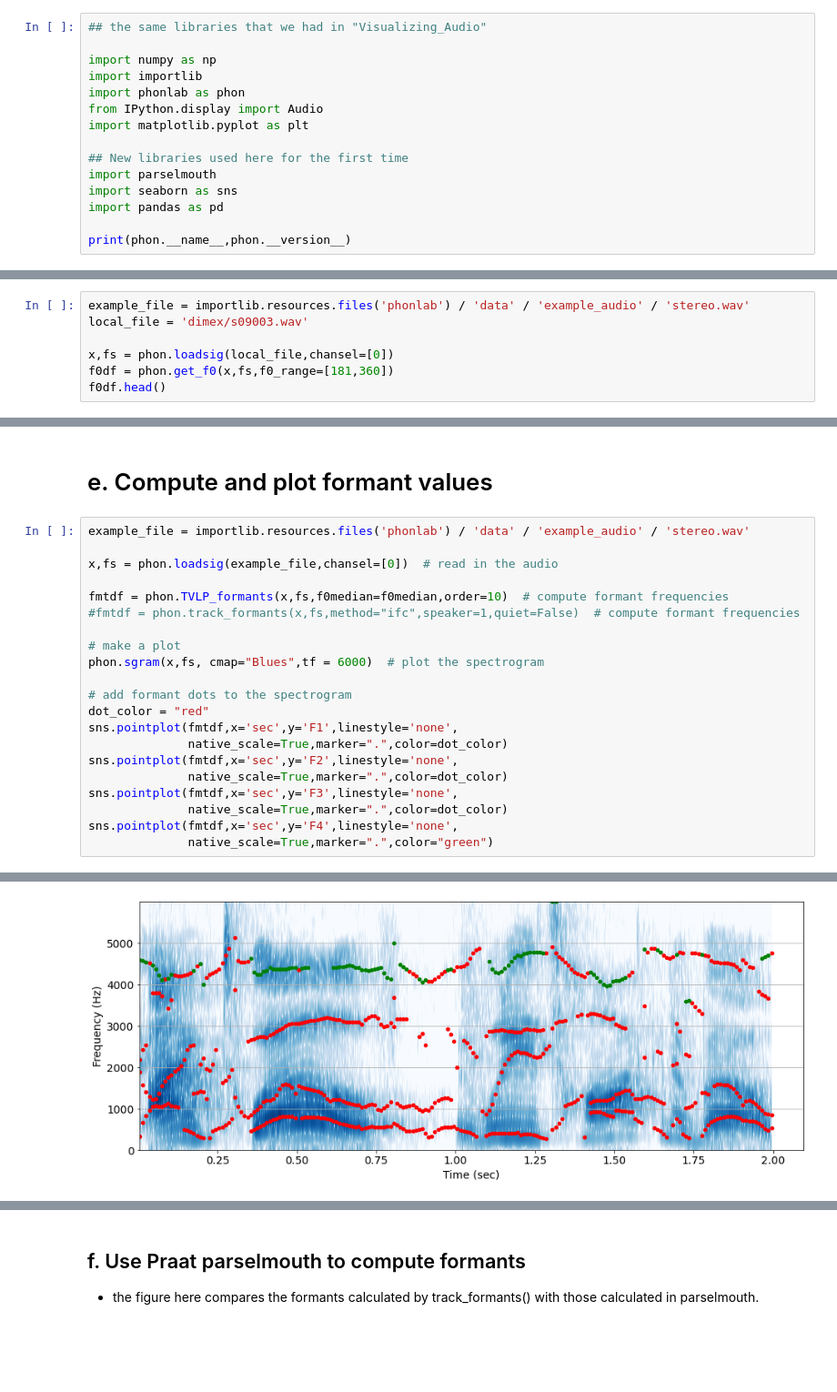
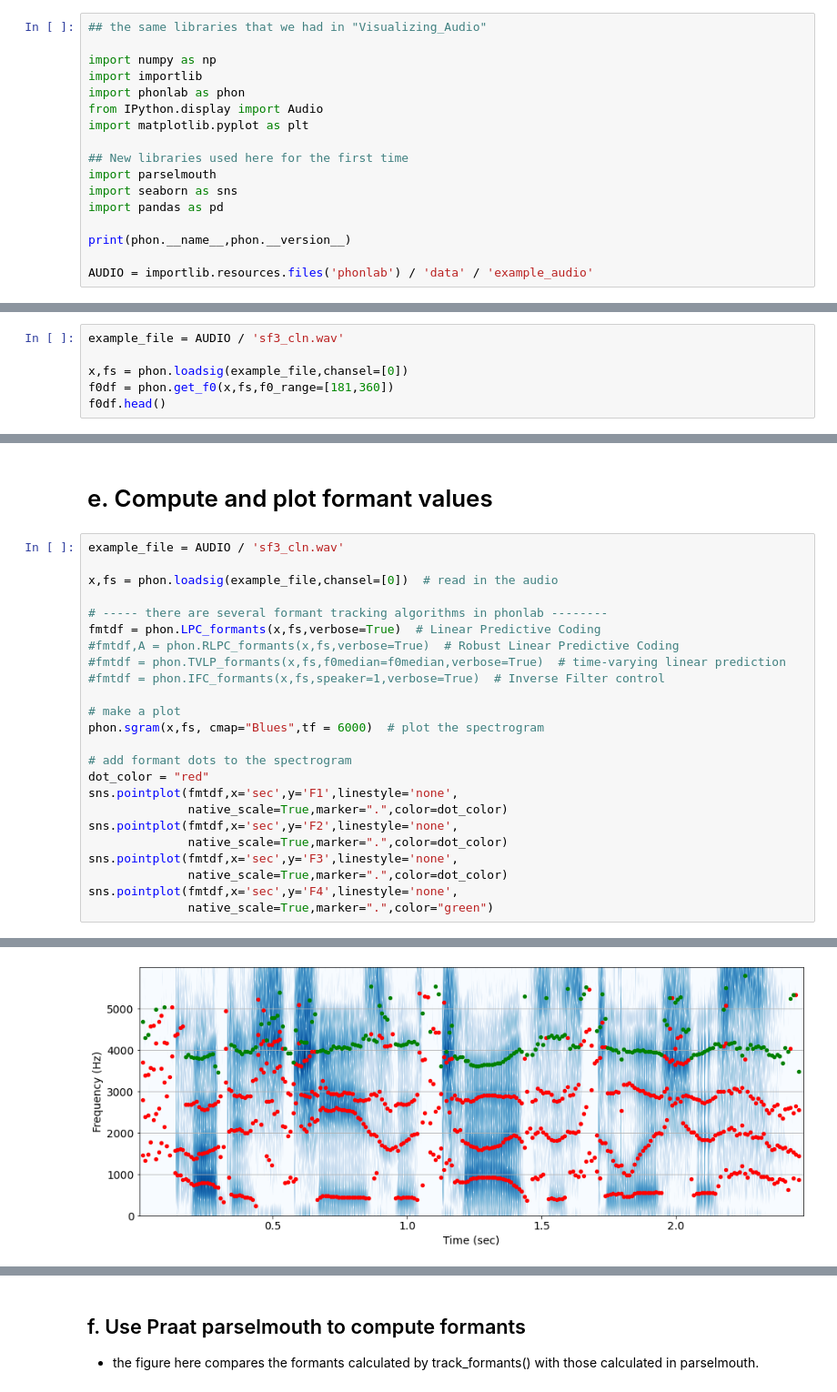
Before and after one commit to phonetics-projects/phonlab, a Jupyter notebook: examples/2_Acoustic_measurements.ipynb, the cells around one changed output, grey strips where cells are left out. Shown at 91% size. Cells and saved outputs as stored; diff of their text form; blank space fills up the shorter version.

```diff
--- a/examples/2_Acoustic_measurements.ipynb
+++ b/examples/2_Acoustic_measurements.ipynb
@@ -13,4 +13,6 @@ import seaborn as sns
 import pandas as pd
 
 print(phon.__name__,phon.__version__)
+
+AUDIO = importlib.resources.files('phonlab') / 'data' / 'example_audio'
 # %% [output]
@@ -21,10 +23,9 @@ phonlab 0.0.52
 * look at the [phonlab documentation](https://phonlab.readthedocs.io/en/latest/acoustphon.html#pitch-tracking) to see the different pitch tracking functions available.
 * note how we can add a trace to the spectrogram by getting the matplotlib axes object from sgram.
 # %%
-example_file = importlib.resources.files('phonlab') / 'data' / 'example_audio' / 'stereo.wav'
-local_file = 'dimex/s09003.wav'
+example_file = AUDIO / 'sf3_cln.wav'
 
-x,fs = phon.loadsig(local_file,chansel=[0])
+x,fs = phon.loadsig(example_file,chansel=[0])
 f0df = phon.get_f0(x,fs,f0_range=[181,360])
 f0df.head()
 # %% [output]
@@ -133,12 +128,15 @@ the median F0 is: 271.0419373190529
 # %% [markdown]
 # e. Compute and plot formant values
 # %%
-example_file = importlib.resources.files('phonlab') / 'data' / 'example_audio' / 'stereo.wav'
+example_file = AUDIO / 'sf3_cln.wav'
 
 x,fs = phon.loadsig(example_file,chansel=[0])  # read in the audio
 
-fmtdf = phon.TVLP_formants(x,fs,f0median=f0median,order=10)  # compute formant frequencies
-#fmtdf = phon.track_formants(x,fs,method="ifc",speaker=1,quiet=False)  # compute formant frequencies
+# ----- there are several formant tracking algorithms in phonlab --------
+fmtdf = phon.LPC_formants(x,fs,verbose=True)  # Linear Predictive Coding
+#fmtdf,A = phon.RLPC_formants(x,fs,verbose=True)  # Robust Linear Predictive Coding
+#fmtdf = phon.TVLP_formants(x,fs,f0median=f0median,verbose=True)  # time-varying linear prediction
+#fmtdf = phon.IFC_formants(x,fs,speaker=1,verbose=True)  # Inverse Filter control
 
 # make a plot
 phon.sgram(x,fs, cmap="Blues",tf = 6000)  # plot the spectrogram
@@ -158,4 +162,4 @@ sns.pointplot(fmtdf,x='sec',y='F4',linestyle='none',
-[figure, old version]
+[figure, new version]
 # %%
 fmtdf.head()
 # %% [output]
```
Also changed, not shown: parts of 14 cells of this notebook, 4 other files.
